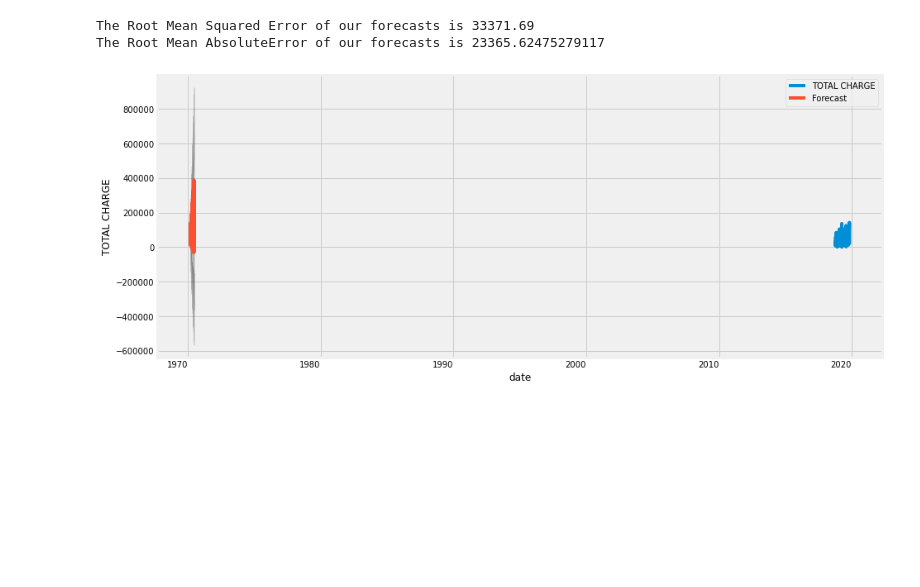
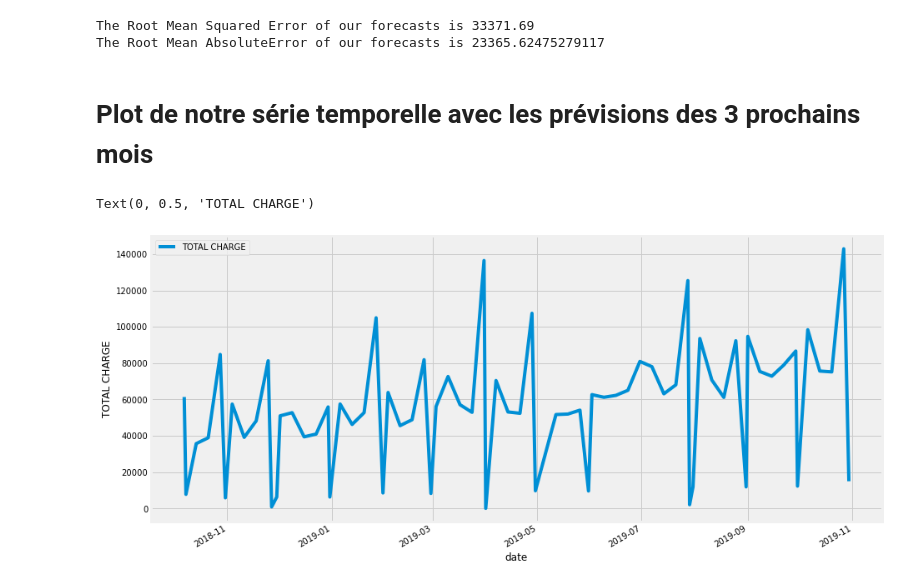
Before and after one commit to GhassanAssabaa/Bills-Forecasting, a Jupyter notebook: SARIMA Model.ipynb, the cells around one changed output. Saved outputs shown, nothing was run; the diff lists cells and outputs as text; code cells hidden in the pictures; blank space fills up the shorter version.

```diff
--- a/SARIMA Model.ipynb
+++ b/SARIMA Model.ipynb
@@ -158,19 +167,15 @@ print('The Root Mean AbsoluteError of our forecasts is', mae)
 # %% [output]
 The Root Mean Squared Error of our forecasts is 33371.69
 The Root Mean AbsoluteError of our forecasts is 23365.62475279117
+# %% [markdown]
+# Plot de notre série temporelle avec les prévisions des 3 prochains mois
 # %%
-pred_uc = results.get_forecast(steps=100)
+pred_uc = results.get_forecast(steps=20)
 pred_ci = pred_uc.conf_int()
 
 ax = df.plot(label='observed', figsize=(14, 7))
-pred_uc.predicted_mean.plot(ax=ax, label='Forecast')
-ax.fill_between(pred_ci.index,
-                pred_ci.iloc[:, 0],
-                pred_ci.iloc[:, 1], color='k', alpha=.25)
 ax.set_xlabel('date')
 ax.set_ylabel('TOTAL CHARGE')
-
-plt.legend()
-plt.show()
 # %% [output]
+Text(0, 0.5, 'TOTAL CHARGE')
-[figure, old version]
+[figure, new version]
```
Also changed, not shown: parts of 10 cells of this notebook, 2 other files.
